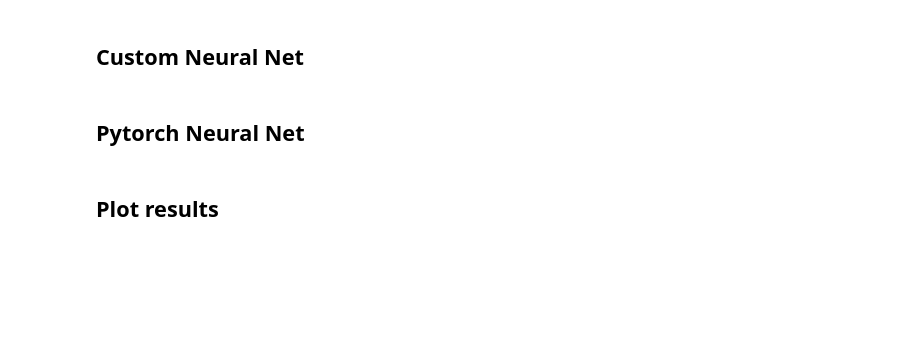
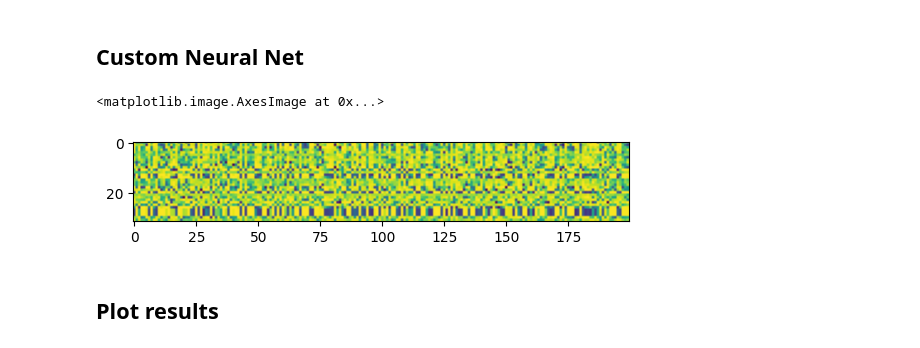
Before and after one commit to VasilisMpletsos/MLP-character-level-language-model, a Jupyter notebook: experiment.ipynb, the cells around one changed output. Cells and saved outputs as stored; diff of their text form; code cells hidden in the pictures; blank space fills up the shorter version.

```diff
--- a/experiment.ipynb
+++ b/experiment.ipynb
@@ -82,8 +93,11 @@ for i in range(EPOCHS):
         loss = cross_entropy(logits, val_Y)
         eval_losses.append(loss.item())
         eval_steps.append(i)
-# %% [markdown]
-## Pytorch Neural Net
+# %%
+plt.imshow(hidden_dim.detach())
+# %% [output]
+<matplotlib.image.AxesImage at 0x...>
+[figure, added]
 # %%
 mlp_network = CharacterLevelMLP(vocab_size, n_embedding, n_hidden, context_window)
 adam = Adam(mlp_network.parameters(), lr=LEARNING_RATE)
```
Also changed, not shown: parts of 6 cells of this notebook, 2 other files.
